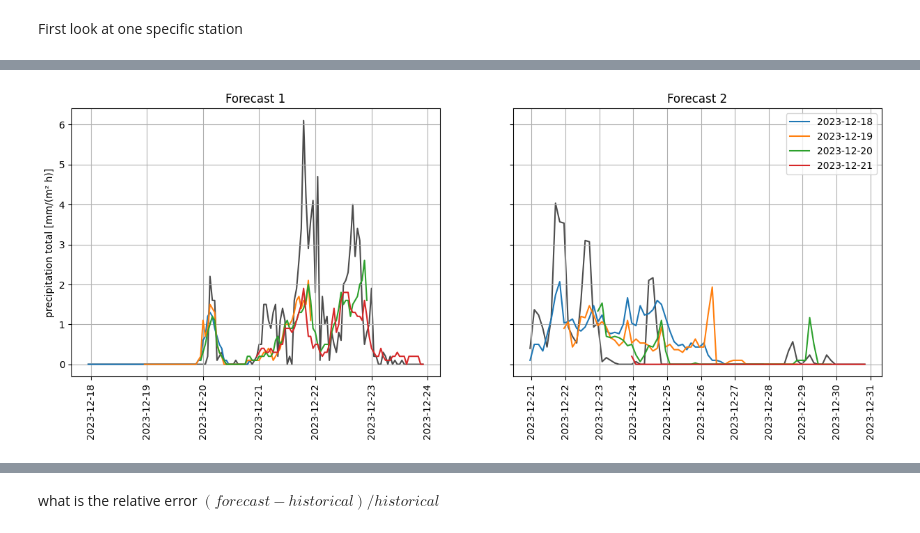
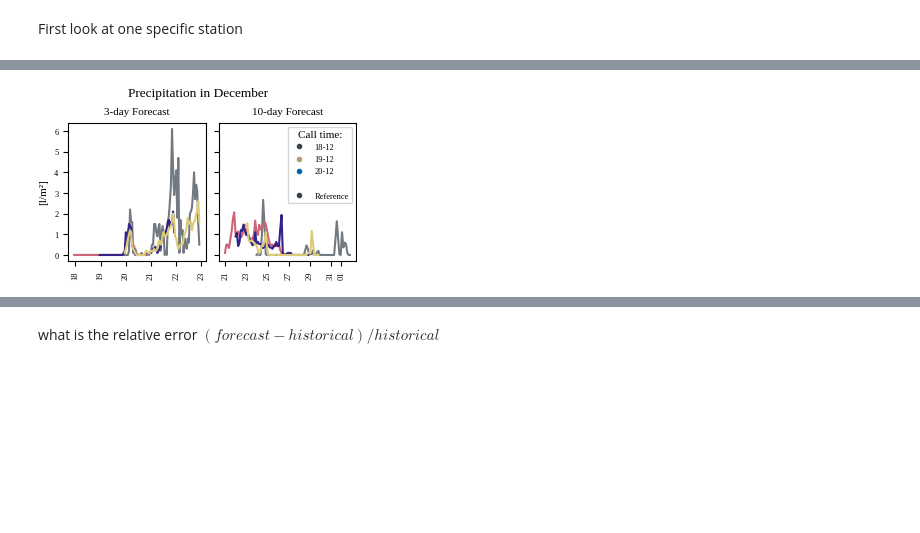
Before and after one commit to RobinU434/DataLiteracy, a Jupyter notebook: studies/13_01_24_RU_MAIN.ipynb, the cells around one changed output, grey strips where cells are left out. Saved outputs shown, nothing was run; the diff lists cells and outputs as text; code cells hidden in the pictures; blank space fills up the shorter version.

Commit message:
plots

```diff
--- a/studies/13_01_24_RU_MAIN.ipynb
+++ b/studies/13_01_24_RU_MAIN.ipynb
@@ -18,15 +23,16 @@ from tueplots.constants.color import palettes
 # %%
 #Plotting Params
 #Figsize
+import matplotlib.colors as mcolors
 plt.rcParams.update(figsizes.icml2022_full())
 
 from studies.utils.setup_pyplot import SIDEEFFECTS_setup_tueplot
 
 #Font
 SIDEEFFECTS_setup_tueplot()
-#Color
-tue_plot_colors = palettes.tue_plot
-plt.rcParams.update(cycler.cycler(color=palettes.tue_plot))
+
+#plt.rcParams.update(cycler.cycler(color=palettes.tue_plot))
+plt.rcParams.update(cycler.cycler(color=palettes.paultol_muted))
 #Path
 FIG_SAVE_BASE_PATH = "../docs/report/fig/"
 # %%
@@ -89,7 +88,7 @@ First look at one specific station
 STATION_ID = 5688
 # %%
 import pandas
-
+#Issue I need the plot to start at 13.12 and end at 13.01
 
 forecast1 = dataset_model_1.get_merge(station_id=STATION_ID).copy()
 forecast2 = dataset_model_2.get_merge(station_id=STATION_ID).copy()
@@ -97,11 +96,11 @@ forecast2 = dataset_model_2.get_merge(station_id=STATION_ID).copy()
 
 forecast1["call_time"] = forecast1["call_time"].dt.normalize()
 forecast2["call_time"] = forecast2["call_time"].dt.normalize()
+#Try to set x lim to 3 call times around extreme weather
+# num call times
+num_call_times = 3
 
-# num call times
-num_call_times = 4
-
-fig, axs = plt.subplots(ncols=2, sharey=True, figsize=DOUBLE_COL_FIG_SIZE)
+fig, axs = plt.subplots(ncols=2, sharey=True)
 call_times = sorted(forecast1["call_time"].unique())
 for call_time in call_times[10:10+num_call_times]:
     sub_df_forecast = forecast1[(forecast1["call_time"] == call_time)].sort_values(by="time")
@@ -132,10 +131,10 @@ real = forecast1[
     & (forecast1["time"].values >= min_time)
     & (forecast1["station_id"] == STATION_ID)
 ].sort_values(by="time")
-axs[0].plot(real["time"], real["precipitation_real"], zorder=0, c="k", alpha=0.7)
+axs[0].plot(real["time"], real["precipitation_real"], zorder=0, c=tue_plot_colors[1], alpha=0.7)
 # model 2
 sub_df = forecast2[
-    forecast2["call_time"].isin(call_times[10:10+num_call_times])
+    forecast2["call_time"].isin(call_times[13:13+num_call_times])
     & (forecast2["station_id"] == STATION_ID)
 ]
 min_time = min(sub_df["time"])
@@ -146,19 +145,46 @@ real = forecast2[
     & (forecast2["time"].values >= min_time)
     & (forecast2["station_id"] == STATION_ID)
 ].sort_values(by="time")
-axs[1].plot(real["time"], real["precipitation_real"] / 3, zorder=0, c="k", alpha=0.7)
+axs[1].plot(real["time"], real["precipitation_real"] / 3, zorder=0, c=tue_plot_colors[1], alpha=0.7)
 
 
 axs[0].set_xticks(axs[0].get_xticks(), axs[0].get_xticklabels(), rotation=90)
-axs[0].set_title("Forecast 1")
-axs[0].set_ylabel("precipitation total [mm/(m² h)]")
-axs[0].grid()
+
+axs[0].set_title("3-day Forecast")
+axs[0].set_ylabel("[l/m²]", rotation = 90)
+
 axs[1].set_xticks(axs[1].get_xticks(), axs[1].get_xticklabels(), rotation=90)
-axs[1].set_title("Forecast 2")
+axs[1].set_title("10-day Forecast")
 axs[1].legend()
-axs[1].grid()
-fig.suptitle()
+
+fig.suptitle("Precipitation in December")
 
 
-fig.savefig(FIG_SAVE_BASE_PATH + "precipitation_forecast.pdf")
+#Axis Formatter
+# ax.legend()
+formatter = matplotlib.dates.DateFormatter('%d')
+axs[0].xaxis.set_major_formatter(formatter)
+axs[1].xaxis.set_major_formatter(formatter)
+
+
+#Create Legend
+handles=[]
+# Add lines for each call_time in the legend
+for i, call_time in enumerate(call_times[10:10+num_call_times]):
+    formatted_date =(call_time.date()).strftime('%d-%m')
+    line = mlines.Line2D([], [], color=tue_plot_colors[i+1], marker='.', ls='', label=str(formatted_date))
+    handles.append(line)
+text_line = mlines.Line2D([], [], color='white', marker='', ls='', label='')
+handles.append(text_line)
+# Add a line for the reference
+reference_line = mlines.Line2D([], [], color=tue_plot_colors[1], marker='.', ls='', label='Reference')
+handles.append(reference_line)
+
+# Add the legend to the first subplot (axs[0])
+plt.legend(handles=handles, title='Call time:')
+
+
+
+
+plt.savefig(os.path.join(FIG_SAVE_BASE_PATH,"fig_forecast_dec_diff_call_times.pdf"))
 # %% [output]
@@ -166 +192 @@ fig.savefig(FIG_SAVE_BASE_PATH + "precipitation_forecast.pdf")
-[figure, old version]
+[figure, new version]
```
Also changed, not shown: parts of 29 cells of this notebook, 1 other file.
